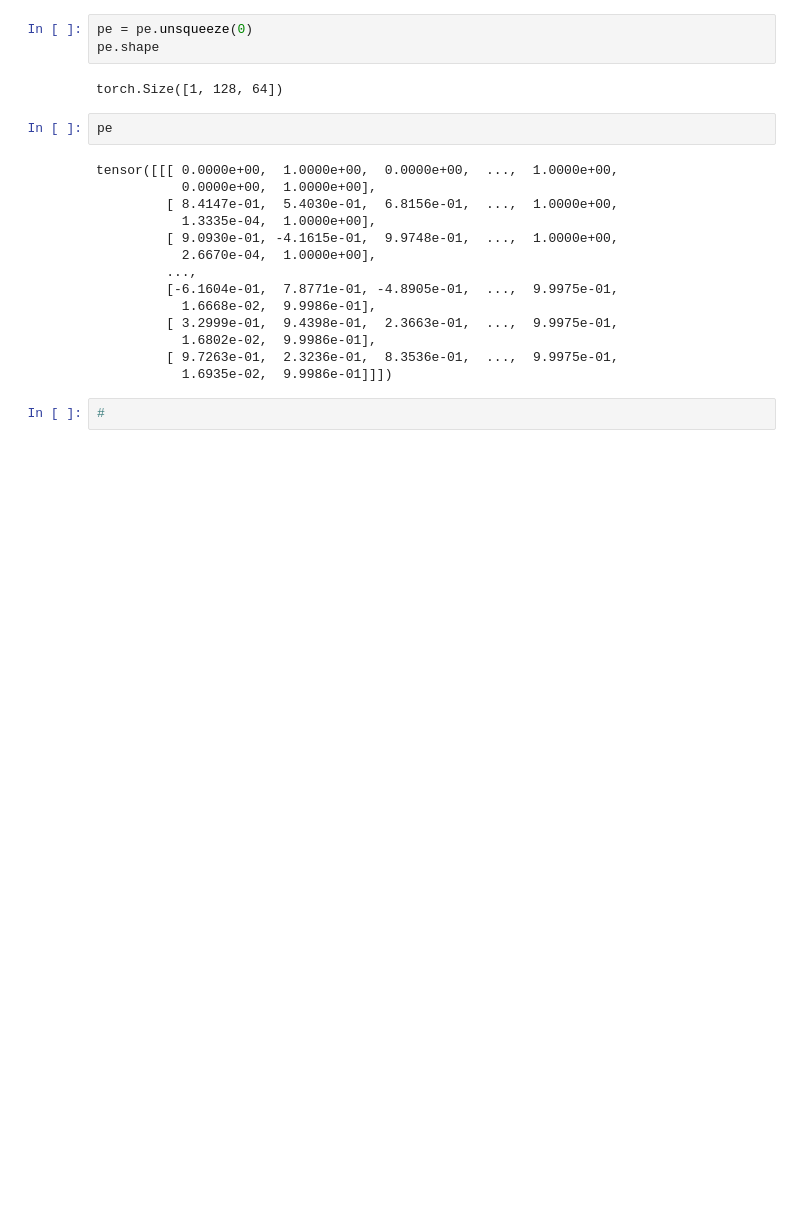
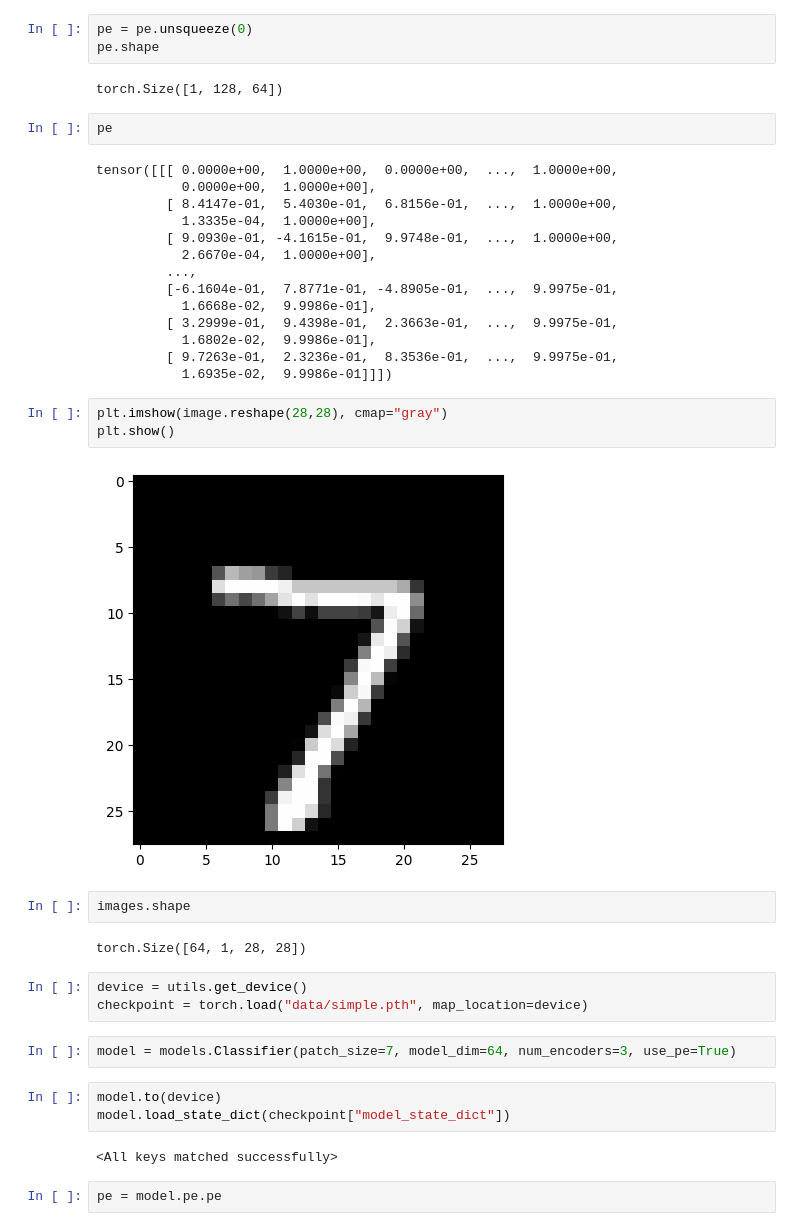
Before and after one commit to tyronen/hh-mnist, a Jupyter notebook: mnist.ipynb, the cells around one changed output. Drawn from its saved outputs; the diff is of its cells as text; blank space fills up the shorter version.

```diff
--- a/mnist.ipynb
+++ b/mnist.ipynb
@@ -197,4 +199,23 @@ tensor([[[ 0.0000e+00,  1.0000e+00,  0.0000e+00,  ...,  1.0000e+00,
          [ 9.7263e-01,  2.3236e-01,  8.3536e-01,  ...,  9.9975e-01,
            1.6935e-02,  9.9986e-01]]])
 # %%
-#
+plt.imshow(image.reshape(28,28), cmap="gray")
+plt.show()
+# %% [output]
+[figure, added]
+# %%
+images.shape
+# %% [output]
+torch.Size([64, 1, 28, 28])
+# %%
+device = utils.get_device()
+checkpoint = torch.load("data/simple.pth", map_location=device)
+# %%
+model = models.Classifier(patch_size=7, model_dim=64, num_encoders=3, use_pe=True)
+# %%
+model.to(device)
+model.load_state_dict(checkpoint["model_state_dict"])
+# %% [output]
+<All keys matched successfully>
+# %%
+pe = model.pe.pe
```
Also changed, not shown: parts of 8 cells of this notebook, 2 other files.
